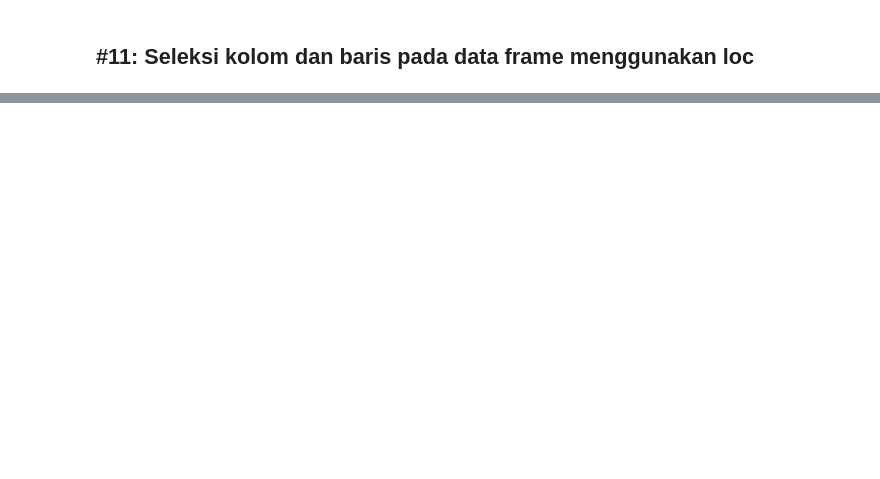
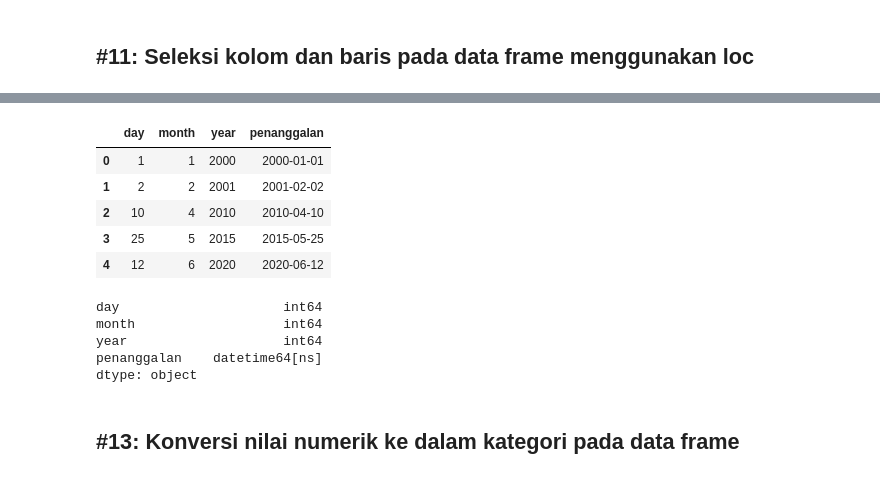
Before and after one commit to yap23/belajar_python, a Jupyter notebook: Belajar Pandas.ipynb, the cells around one changed output, grey strips where cells are left out. Drawn from its saved outputs; the diff is of its cells as text; code cells hidden in the pictures; blank space fills up the shorter version.

```diff
--- a/Belajar Pandas.ipynb
+++ b/Belajar Pandas.ipynb
@@ -586,0 +607,5 @@ df.loc[[0,3,4],['B','E']] #bagian pertama untuk baris, bagian kedua untuk kolom
+# %%
+# Persiapan data frame
+data = {'day':[1,2,10,25,12], 'month':[1,2,4,5,6], 'year':[2000,2001,2010,2015,2020]} #data dictionary
+df = pd.DataFrame(data)
+df
@@ -586,0 +619,21 @@ df.loc[[0,3,4],['B','E']] #bagian pertama untuk baris, bagian kedua untuk kolom
+# %%
+# Membentuk kolom bertipe datetime
+df['penanggalan'] = pd.to_datetime(df[['day','month','year']])
+df
+# %% [output]
+|  | day | month | year | penanggalan |
+| 0 | 1 | 1 | 2000 | 2000-01-01 |
+| 1 | 2 | 2 | 2001 | 2001-02-02 |
+| 2 | 10 | 4 | 2010 | 2010-04-10 |
+| 3 | 25 | 5 | 2015 | 2015-05-25 |
+| 4 | 12 | 6 | 2020 | 2020-06-12 |
+# %%
+df.dtypes
+# %% [output]
+day                     int64
+month                   int64
+year                    int64
+penanggalan    datetime64[ns]
+dtype: object
+# %% [markdown]
+## #13: Konversi nilai numerik ke dalam kategori pada data frame
```
Also changed, not shown: parts of 34 cells of this notebook.
